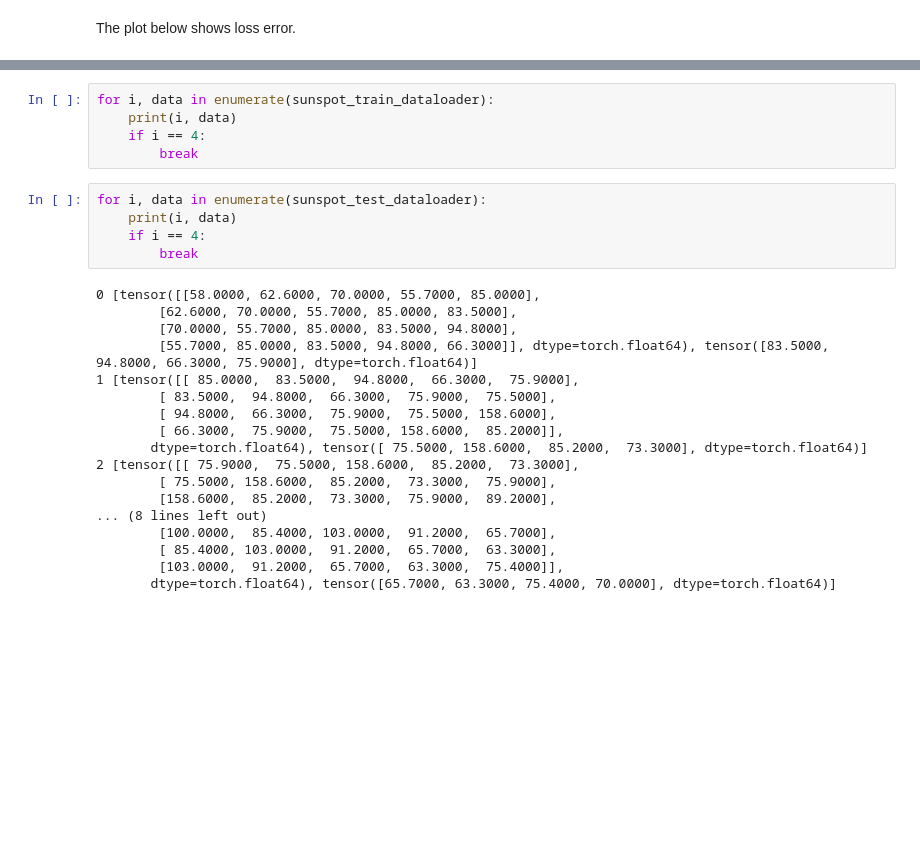
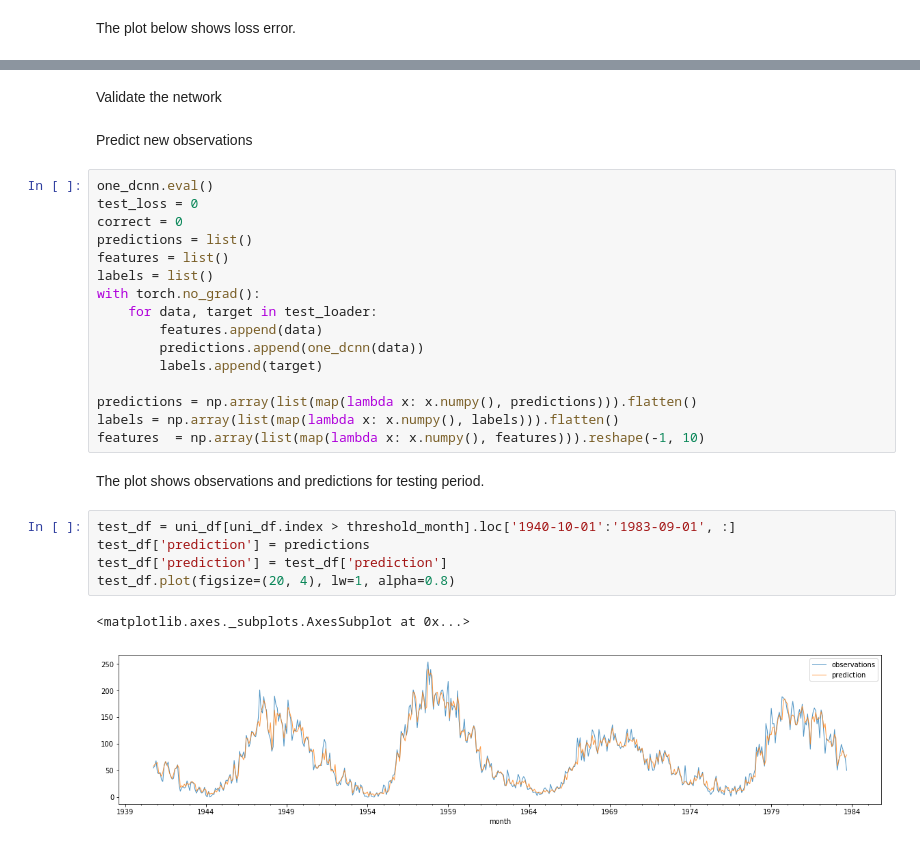
Before and after one commit to lipinski/deep-learning-projects, a Jupyter notebook: ConvolutionalNeuralNetworkForTimeSeries.ipynb, the cells around one changed output, grey strips where cells are left out. Drawn from its saved outputs; the diff is of its cells as text; blank space fills up the shorter version.

Commit message:
Add plot for prediction and true observations

```diff
--- a/ConvolutionalNeuralNetworkForTimeSeries.ipynb
+++ b/ConvolutionalNeuralNetworkForTimeSeries.ipynb
@@ -219,28 +182,30 @@ plt.plot(loss_history);
-# %%
-for i, data in enumerate(sunspot_train_dataloader):
-    print(i, data)
-    if i == 4:
-        break
-# %%
-for i, data in enumerate(sunspot_test_dataloader):
-    print(i, data)
-    if i == 4:
-        break
-# %% [output]
-0 [tensor([[58.0000, 62.6000, 70.0000, 55.7000, 85.0000],
-        [62.6000, 70.0000, 55.7000, 85.0000, 83.5000],
-        [70.0000, 55.7000, 85.0000, 83.5000, 94.8000],
-        [55.7000, 85.0000, 83.5000, 94.8000, 66.3000]], dtype=torch.float64), tensor([83.5000, 94.8000, 66.3000, 75.9000], dtype=torch.float64)]
-1 [tensor([[ 85.0000,  83.5000,  94.8000,  66.3000,  75.9000],
-        [ 83.5000,  94.8000,  66.3000,  75.9000,  75.5000],
-        [ 94.8000,  66.3000,  75.9000,  75.5000, 158.6000],
-        [ 66.3000,  75.9000,  75.5000, 158.6000,  85.2000]],
-       dtype=torch.float64), tensor([ 75.5000, 158.6000,  85.2000,  73.3000], dtype=torch.float64)]
-2 [tensor([[ 75.9000,  75.5000, 158.6000,  85.2000,  73.3000],
-        [ 75.5000, 158.6000,  85.2000,  73.3000,  75.9000],
-        [158.6000,  85.2000,  73.3000,  75.9000,  89.2000],
-... (8 lines left out)
-        [100.0000,  85.4000, 103.0000,  91.2000,  65.7000],
-        [ 85.4000, 103.0000,  91.2000,  65.7000,  63.3000],
-        [103.0000,  91.2000,  65.7000,  63.3000,  75.4000]],
-       dtype=torch.float64), tensor([65.7000, 63.3000, 75.4000, 70.0000], dtype=torch.float64)]
+# %% [markdown]
+Validate the network
+# %% [markdown]
+Predict new observations
+# %%
+one_dcnn.eval()
+test_loss = 0
+correct = 0
+predictions = list()
+features = list()
+labels = list()
+with torch.no_grad():
+    for data, target in test_loader:
+        features.append(data)
+        predictions.append(one_dcnn(data))
+        labels.append(target)
+
+predictions = np.array(list(map(lambda x: x.numpy(), predictions))).flatten()
+labels = np.array(list(map(lambda x: x.numpy(), labels))).flatten()
+features  = np.array(list(map(lambda x: x.numpy(), features))).reshape(-1, 10)
+# %% [markdown]
+The plot shows observations and predictions for testing period.
+# %%
+test_df = uni_df[uni_df.index > threshold_month].loc['1940-10-01':'1983-09-01', :]
+test_df['prediction'] = predictions
+test_df['prediction'] = test_df['prediction']
+test_df.plot(figsize=(20, 4), lw=1, alpha=0.8)
+# %% [output]
+<matplotlib.axes._subplots.AxesSubplot at 0x...>
+[figure, added]
```
Also changed, not shown: parts of 18 cells of this notebook.
